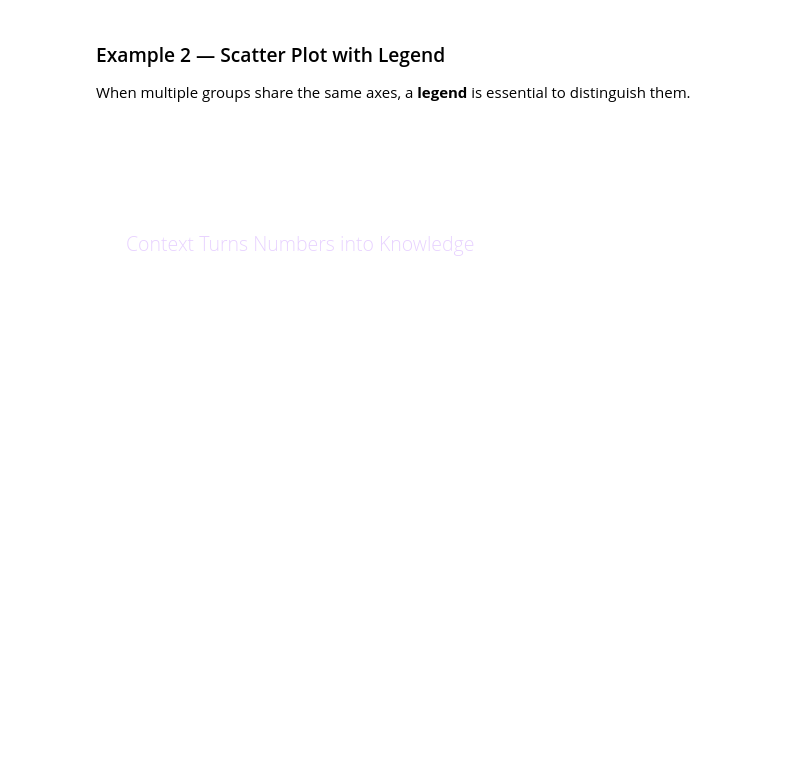
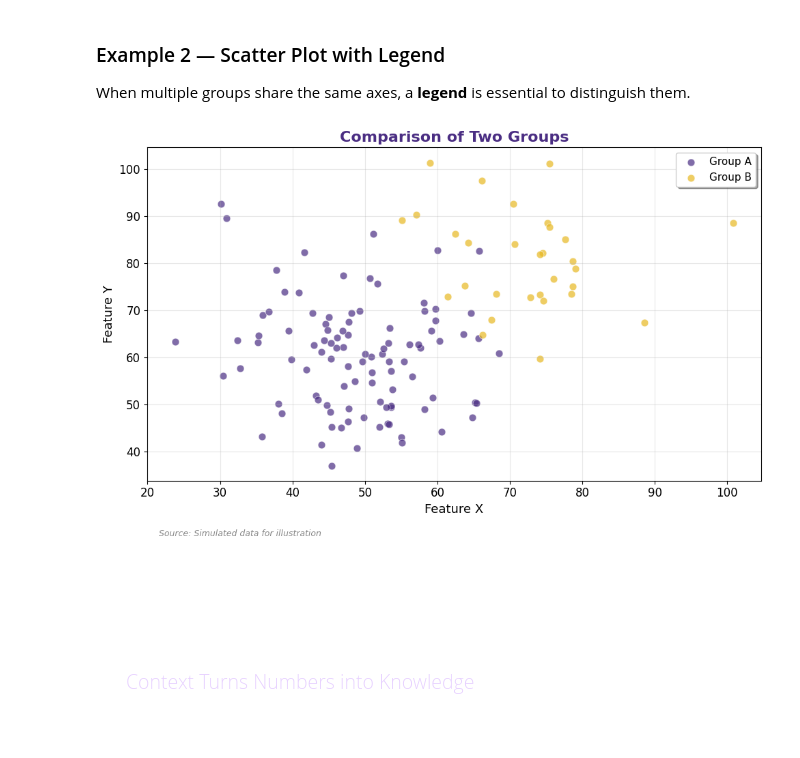
Before and after one commit to umairak321/BDATA200, a Jupyter notebook: 03_data_visualization.ipynb, the cells around one changed output. Drawn from its saved outputs; the diff is of its cells as text; code cells hidden in the pictures; blank space fills up the shorter version.

```diff
--- a/03_data_visualization.ipynb
+++ b/03_data_visualization.ipynb
@@ -155,26 +153,28 @@ plt.show()
 When multiple groups share the same axes, a **legend** is essential to distinguish them.
 # %%
 np.random.seed(42)
-x1, y1 = np.random.normal(50, 10, 30), np.random.normal(60, 12, 30)
+x1, y1 = np.random.normal(50, 10, 100), np.random.normal(60, 12, 100)
 x2, y2 = np.random.normal(70, 8, 30), np.random.normal(80, 10, 30)
 
 fig, ax = plt.subplots(figsize=(10, 6))
 
 ax.scatter(x1, y1, label='Group A', s=60, alpha=0.7, edgecolors='white', linewidth=0.5)
 ax.scatter(x2, y2, label='Group B', s=60, alpha=0.7, edgecolors='white', linewidth=0.5)
 
 ax.set_title('Comparison of Two Groups', fontsize=16, fontweight='bold', color='#4B2E83')
 ax.set_xlabel('Feature X', fontsize=13)
 ax.set_ylabel('Feature Y', fontsize=13)
 ax.legend(frameon=True, fancybox=True, shadow=True, fontsize=11)
 
 fig.text(0.1, -0.02, 'Source: Simulated data for illustration',
          fontsize=9, color='#888', style='italic')
 
 ax.grid(True, alpha=0.3)
 
 plt.tight_layout()
 plt.show()
+# %% [output]
+[figure, added]
 # %% [markdown]
 <div style="background: linear-gradient(135deg, #4B2E83 0%, #32006E 100%); padding: 30px; border-radius: 10px; margin: 40px 0 30px 0; box-shadow: 0 5px 15px rgba(75,46,131,0.2);">
   <h1 style="color: #FFF; font-family: 'Encode Sans', 'Arial', sans-serif; font-weight: 700; margin: 0; text-shadow: 2px 2px 4px rgba(0,0,0,0.3);">Part 2: Data Dictionary &amp; Storytelling</h1>
```
Also changed, not shown: parts of 14 cells of this notebook.
